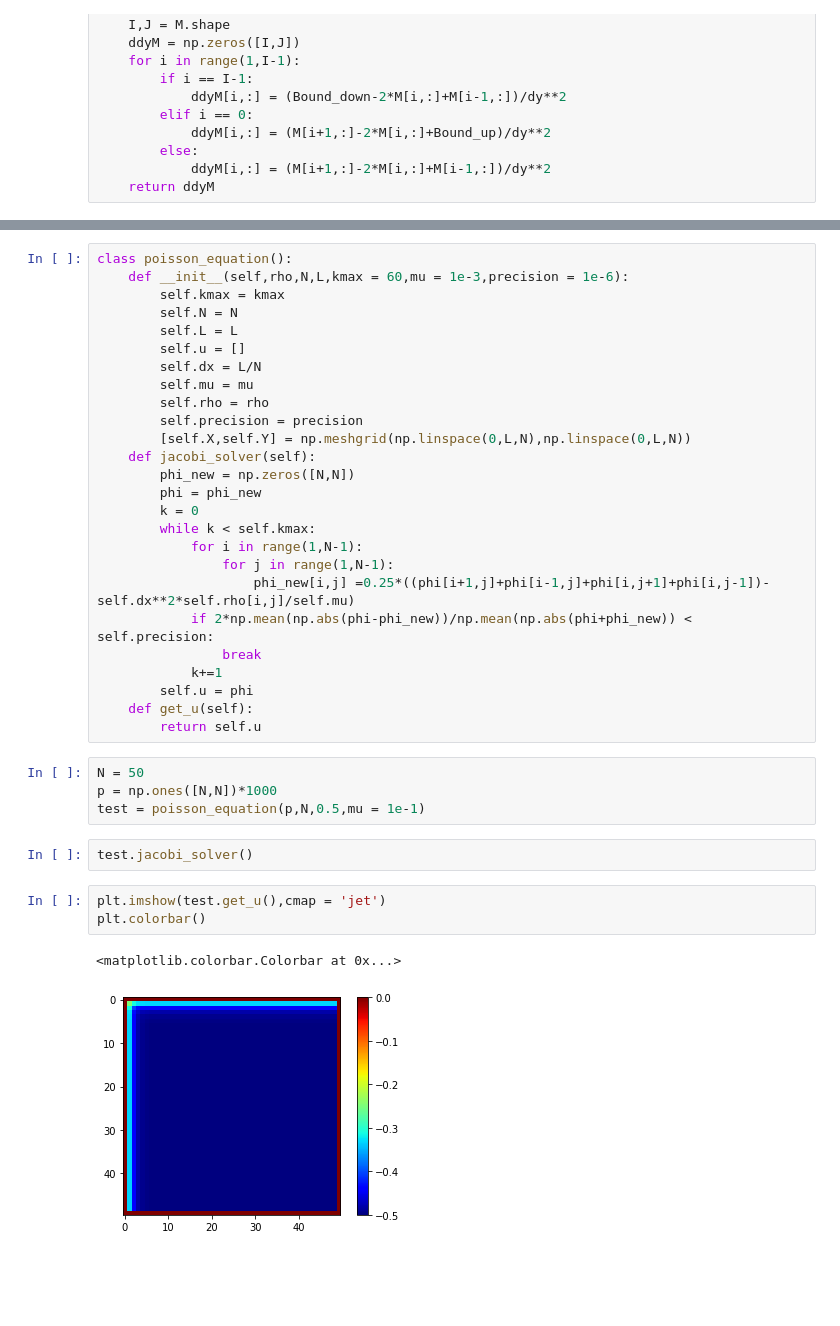
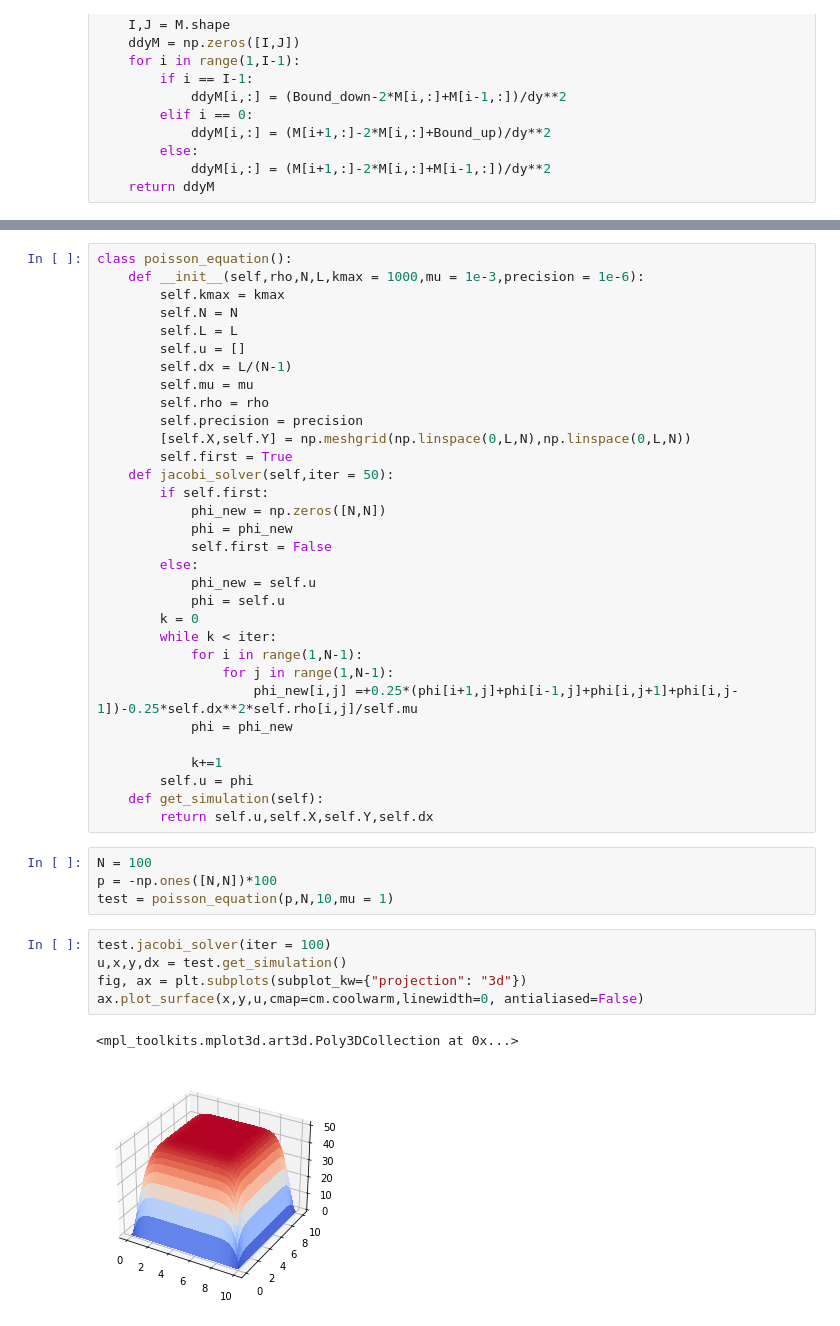
Before and after one commit to Francisco-Javier-Polaco-Rodriguez/Pressure_loss_in_a_square_cross_section_channel, a Jupyter notebook: Numerical_sollution.ipynb, the cells around one changed output, grey strips where cells are left out. Saved outputs shown, nothing was run; the diff lists cells and outputs as text; blank space fills up the shorter version.

Commit message:
Cinalization of first function jacobi solver in class simulation.

```diff
--- a/Numerical_sollution.ipynb
+++ b/Numerical_sollution.ipynb
@@ -83,38 +84,44 @@ plt.grid()
 # %%
 class poisson_equation():
-    def __init__(self,rho,N,L,kmax = 60,mu = 1e-3,precision = 1e-6):
+    def __init__(self,rho,N,L,kmax = 1000,mu = 1e-3,precision = 1e-6):
         self.kmax = kmax
         self.N = N
         self.L = L
         self.u = []
-        self.dx = L/N
+        self.dx = L/(N-1)
         self.mu = mu
         self.rho = rho
         self.precision = precision
         [self.X,self.Y] = np.meshgrid(np.linspace(0,L,N),np.linspace(0,L,N))
-    def jacobi_solver(self):
-        phi_new = np.zeros([N,N])
-        phi = phi_new
+        self.first = True
+    def jacobi_solver(self,iter = 50):
+        if self.first:
+            phi_new = np.zeros([N,N])
+            phi = phi_new
+            self.first = False
+        else:
+            phi_new = self.u
+            phi = self.u
         k = 0
-        while k < self.kmax:
+        while k < iter:
             for i in range(1,N-1):
                 for j in range(1,N-1):
-                    phi_new[i,j] =0.25*((phi[i+1,j]+phi[i-1,j]+phi[i,j+1]+phi[i,j-1])-self.dx**2*self.rho[i,j]/self.mu)
-            if 2*np.mean(np.abs(phi-phi_new))/np.mean(np.abs(phi+phi_new)) < self.precision:
-                break
+                    phi_new[i,j] =+0.25*(phi[i+1,j]+phi[i-1,j]+phi[i,j+1]+phi[i,j-1])-0.25*self.dx**2*self.rho[i,j]/self.mu
+            phi = phi_new
+
             k+=1
         self.u = phi
-    def get_u(self):
-        return self.u
+    def get_simulation(self):
+        return self.u,self.X,self.Y,self.dx
 # %%
-N = 50
-p = np.ones([N,N])*1000
-test = poisson_equation(p,N,0.5,mu = 1e-1)
+N = 100
+p = -np.ones([N,N])*100
+test = poisson_equation(p,N,10,mu = 1)
-# %%
-test.jacobi_solver()
 # %%
-plt.imshow(test.get_u(),cmap = 'jet')
-plt.colorbar()
+test.jacobi_solver(iter = 100)
+u,x,y,dx = test.get_simulation()
+fig, ax = plt.subplots(subplot_kw={"projection": "3d"})
+ax.plot_surface(x,y,u,cmap=cm.coolwarm,linewidth=0, antialiased=False)
 # %% [output]
-<matplotlib.colorbar.Colorbar at 0x...>
+<mpl_toolkits.mplot3d.art3d.Poly3DCollection at 0x...>
-[figure, old version]
+[figure, new version]
```
Also changed, not shown: parts of 3 cells of this notebook.
